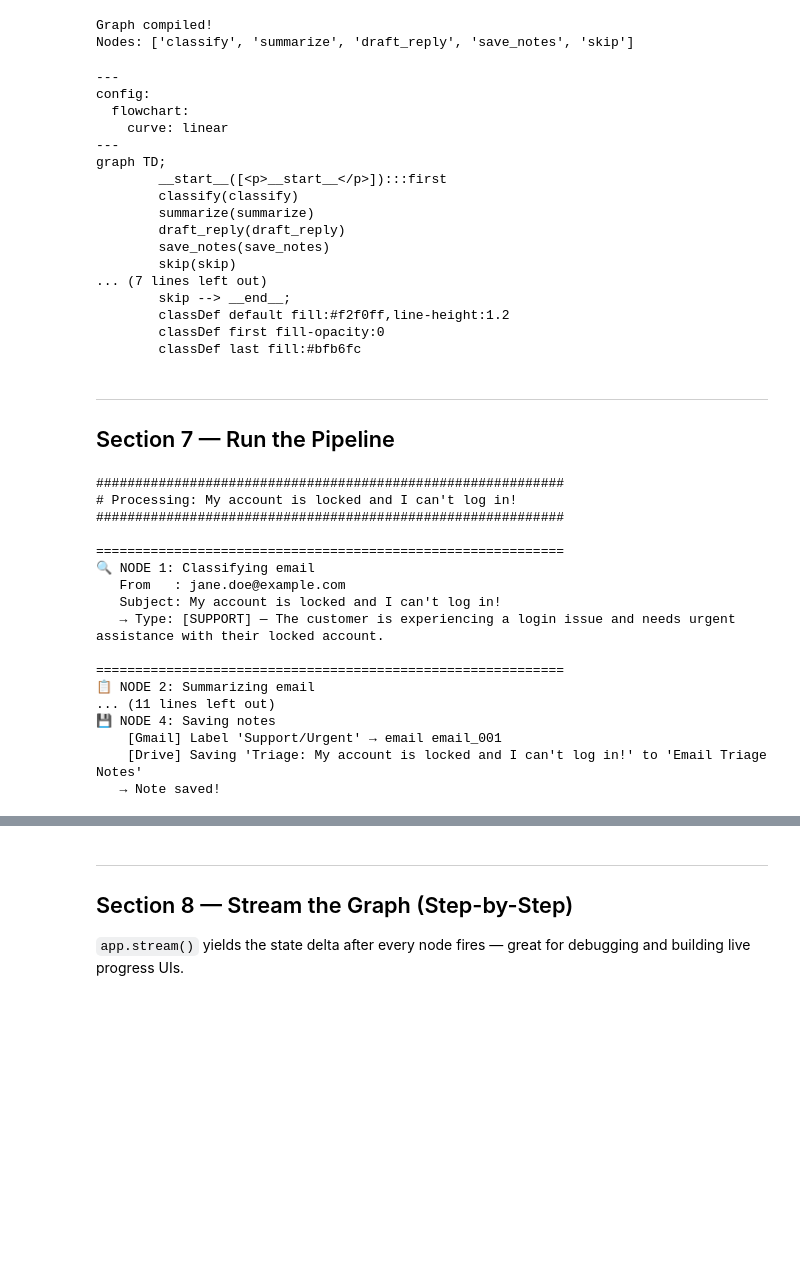
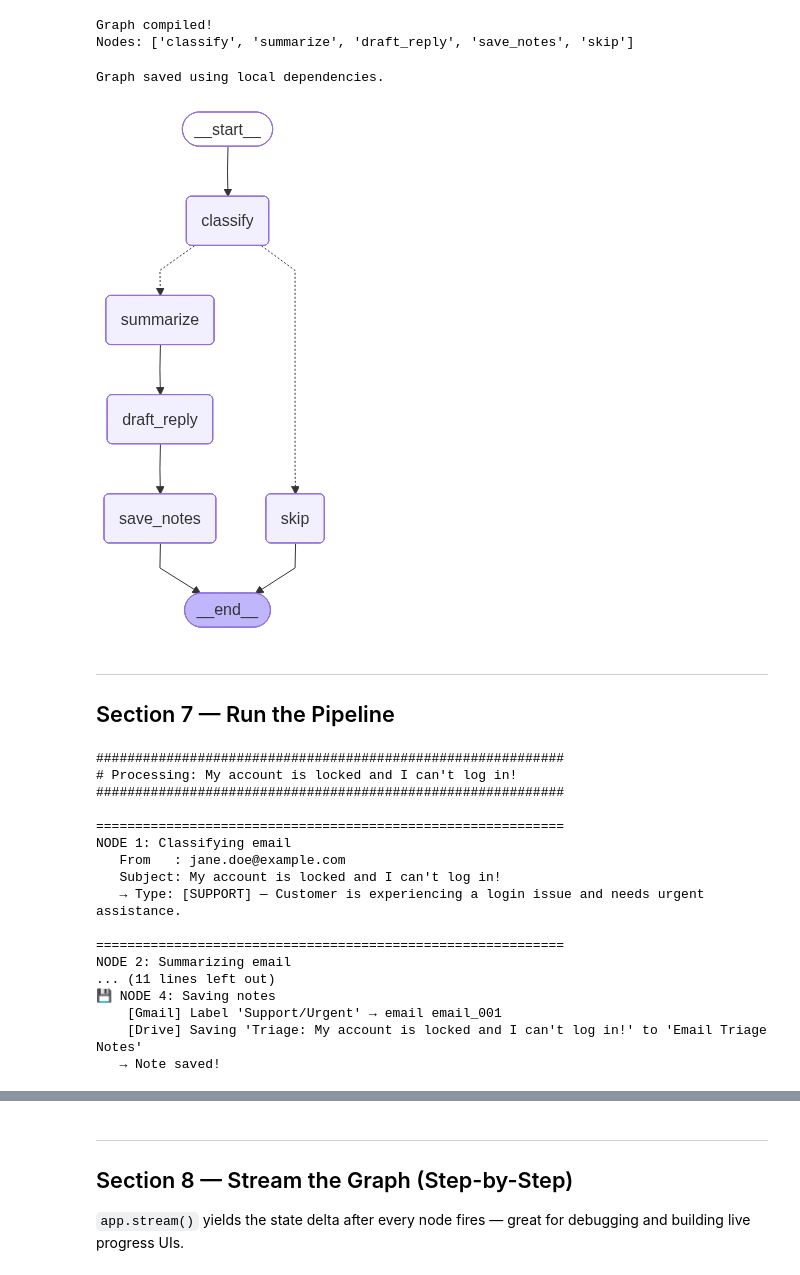
Before and after one commit to ash322ash422/youtube, a Jupyter notebook: AgenticAI/6-hands-on/project_email_agent_customer_support_langchain_langgraph/langgraph_email_agent.ipynb, the cells around one changed output, grey strips where cells are left out. Cells and saved outputs as stored; diff of their text form; code cells hidden in the pictures; blank space fills up the shorter version.

```diff
--- a/AgenticAI/6-hands-on/project_email_agent_langchain_langgraph/langgraph_email_agent.ipynb
+++ b/AgenticAI/6-hands-on/project_email_agent_customer_support_langchain_langgraph/langgraph_email_agent.ipynb
@@ -377,11 +400,11 @@ Each node is a plain Python function that:
 
 LangGraph merges the returned dict back into the shared state automatically.
 # %%
-# ── Node 1: Classify ───────────────────────────────────────────────────────────
+# ── Node 1: Classify
 def classify_node(state: EmailState) -> dict:
     """Reads: raw_email, subject, sender → Writes: email_type, classification_reason"""
     print("\n" + "=" * 60)
-    print("🔍 NODE 1: Classifying email")
+    print("NODE 1: Classifying email")
     print(f"   From   : {state['sender']}")
     print(f"   Subject: {state['subject']}")
 
@@ -398,17 +421,21 @@ def classify_node(state: EmailState) -> dict:
     return {"email_type": email_type, "classification_reason": reason}
 
 
-# ── Routing function (conditional edge — NOT a node) ──────────────────────────
+# ── Routing function (conditional edge — NOT a node)
 def route_by_type(state: EmailState) -> Literal["summarize", "skip"]:
     """Called by LangGraph after classify_node to decide the next node."""
-    return "summarize" if state["email_type"] in ["support", "feedback"] else "skip"
+
+    if state["email_type"] in ["support", "feedback"]:
+        return "summarize"
+    else:
+        return "skip"
 
 
-# ── Node 2: Summarize ──────────────────────────────────────────────────────────
+# ── Node 2: Summarize
 def summarize_node(state: EmailState) -> dict:
     """Reads: raw_email, email_type → Writes: summary, sentiment, urgency, key_issue"""
     print("\n" + "=" * 60)
-    print("📋 NODE 2: Summarizing email")
+    print("NODE 2: Summarizing email")
 
     response = run_agent(
         summarizer_agent,
@@ -427,11 +454,11 @@ def summarize_node(state: EmailState) -> dict:
     return {"summary": summary, "sentiment": sentiment, "urgency": urgency, "key_issue": key_issue}
 
 
-# ── Node 3: Draft reply ────────────────────────────────────────────────────────
+# ── Node 3: Draft reply
 def draft_reply_node(state: EmailState) -> dict:
     """Reads: email_type, sentiment, key_issue, raw_email → Writes: draft_reply, reply_tone"""
     print("\n" + "=" * 60)
-    print("✍️  NODE 3: Drafting reply")
+    print("NODE 3: Drafting reply")
 
     response = run_agent(
         reply_agent,
@@ -457,11 +484,11 @@ def draft_reply_node(state: EmailState) -> dict:
     return {"draft_reply": draft, "reply_tone": tone}
 
 
-# ── Node 4: Save notes ─────────────────────────────────────────────────────────
+# ── Node 4: Save notes
 def save_notes_node(state: EmailState) -> dict:
     """Compiles a triage note and saves to Drive. Also labels the Gmail email."""
     print("\n" + "=" * 60)
-    print("💾 NODE 4: Saving notes")
+    print("NODE 4: Saving notes")
 
     # Determine Gmail label
     label_map = {
@@ -472,6 +499,7 @@ def save_notes_node(state: EmailState) -> dict:
         ("feedback", "medium"): "Feedback/General",
         ("feedback", "low"):    "Feedback/General",
     }
+
     label = label_map.get(
         (state.get("email_type", "support"), state.get("urgency", "medium")),
         "Support/Normal"
@@ -505,11 +533,11 @@ def save_notes_node(state: EmailState) -> dict:
     return {"note_saved": True, "note_content": note_content}
 
 
-# ── Node 5: Skip (for ignored emails) ─────────────────────────────────────────
+# ── Node 5: Skip (for ignored emails)
 def skip_node(state: EmailState) -> dict:
     """No-op — called when email_type is 'ignore'."""
     print("\n" + "=" * 60)
-    print("🚫 NODE SKIP: Email is spam/irrelevant — no action taken.")
+    print("NODE SKIP: Email is spam/irrelevant — no action taken.")
     return {"note_saved": False}
 
 
@@ -562,27 +590,23 @@ print("Nodes:", list(graph.nodes.keys()))
 # %% [output]
 Graph compiled!
 Nodes: ['classify', 'summarize', 'draft_reply', 'save_notes', 'skip']
-# %%
-# Visualize the graph as a Mermaid diagram (no graphviz needed)
-print(app.get_graph().draw_mermaid())
-# %% [output]
----
-config:
-  flowchart:
-    curve: linear
----
-graph TD;
-        __start__([<p>__start__</p>]):::first
-        classify(classify)
-        summarize(summarize)
-        draft_reply(draft_reply)
-        save_notes(save_notes)
-        skip(skip)
-... (7 lines left out)
-        skip --> __end__;
-        classDef default fill:#f2f0ff,line-height:1.2
-        classDef first fill-opacity:0
-        classDef last fill:#bfb6fc
+# %%
+# # Visualize the graph as a Mermaid diagram
+
+try:
+    with open("graph.png", "wb") as f:
+        f.write(app.get_graph().draw_mermaid_png())
+    print("Graph saved using local dependencies.")
+except Exception as e:
+    print(f"Local rendering failed: {e}. Use the URL/Requests method instead.")
+
+from IPython.display import Image, display
+
+# Display the locally saved file
+display(Image(filename="graph.png"))
+# %% [output]
+Graph saved using local dependencies.
+[figure, added]
 # %% [markdown]
 ---
 ## Section 7 — Run the Pipeline
@@ -607,14 +631,14 @@ def make_initial_state(email: dict) -> EmailState:
 
 
 def process_email(email: dict) -> EmailState:
-    """Run one email through the full LangGraph pipeline."""
+    """Run email through the full LangGraph pipeline."""
     print(f"\n{'#'*60}")
     print(f"# Processing: {email['subject']}")
     print(f"{'#'*60}")
     return app.invoke(make_initial_state(email))
 
 
-# ── Email 1: Support (locked account, urgent) ──────────────────────────────────
+# ── Email 1: Support (locked account, urgent)
 result_1 = process_email(SAMPLE_EMAILS[0])
 # %% [output]
 ############################################################
@@ -622,13 +646,13 @@ result_1 = process_email(SAMPLE_EMAILS[0])
 ############################################################
 
 ============================================================
-🔍 NODE 1: Classifying email
+NODE 1: Classifying email
    From   : jane.doe@example.com
    Subject: My account is locked and I can't log in!
-   → Type: [SUPPORT] — The customer is experiencing a login issue and needs urgent assistance with their locked account.
+   → Type: [SUPPORT] — Customer is experiencing a login issue and needs urgent assistance.
 
 ============================================================
-📋 NODE 2: Summarizing email
+NODE 2: Summarizing email
 ... (11 lines left out)
 💾 NODE 4: Saving notes
     [Gmail] Label 'Support/Urgent' → email email_001
```
Also changed, not shown: parts of 16 cells of this notebook, 24 other files.
